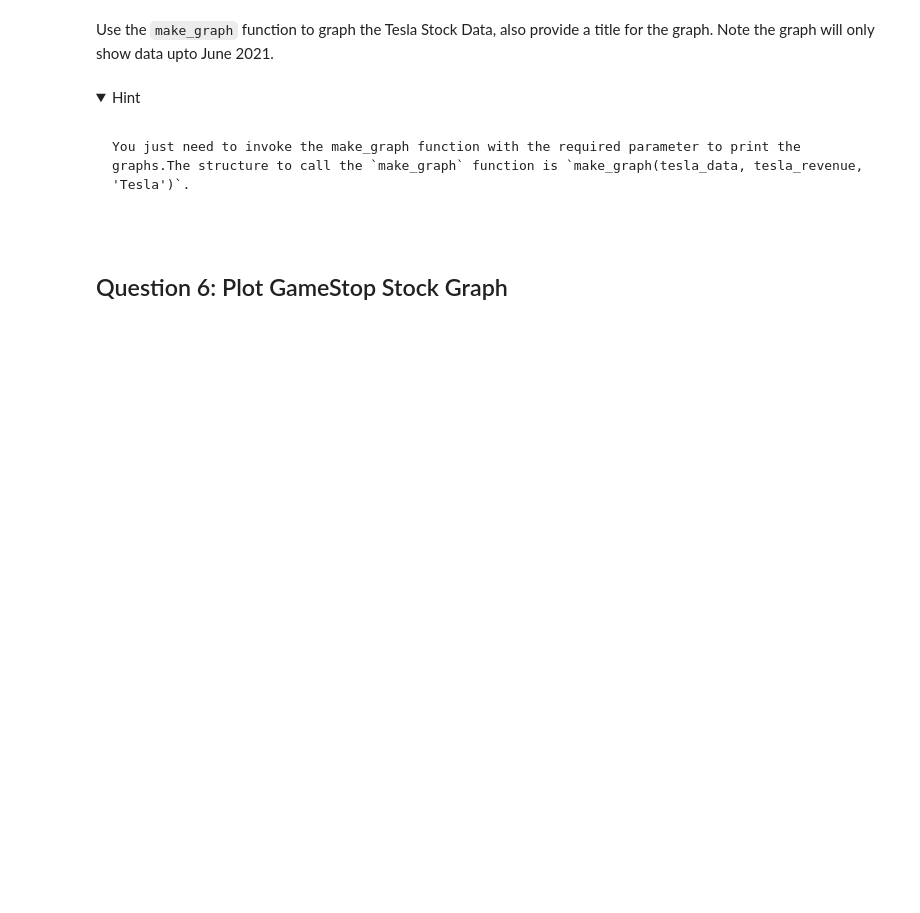
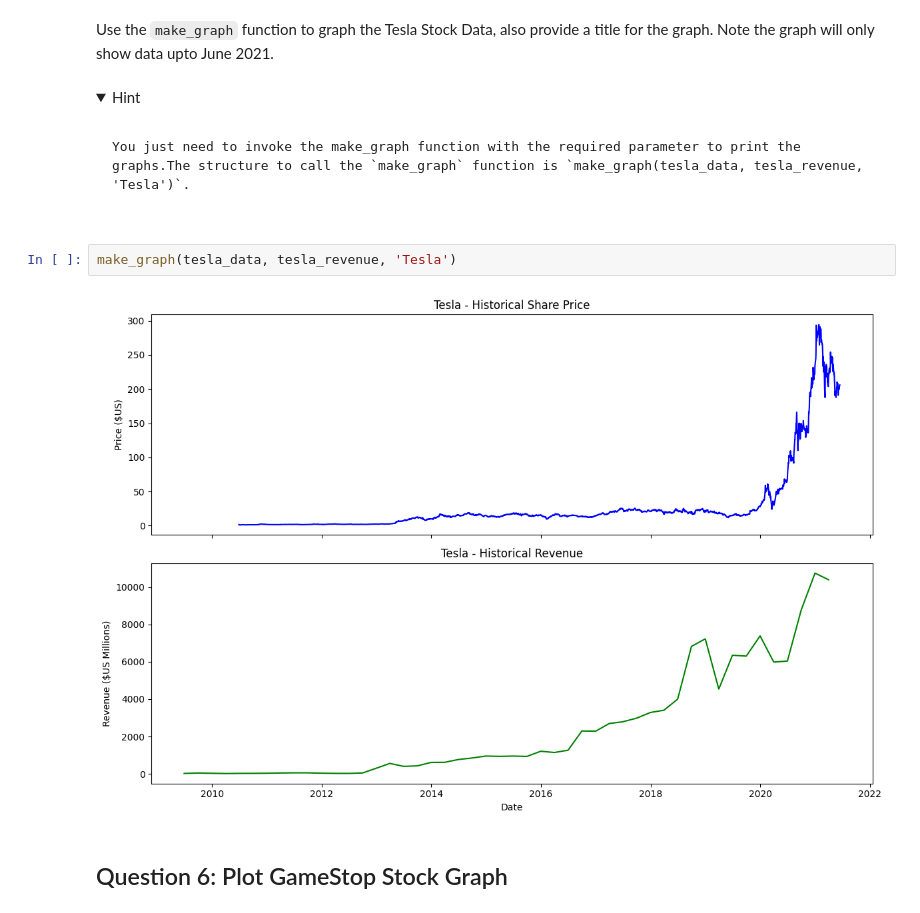
Before and after one commit to from0a0to0z/Python-Project-for-Data-Science-Coursera-My-lab, a Jupyter notebook: Revenue Data and Building a Dashboard.ipynb, the cells around one changed output. Cells and saved outputs as stored; diff of their text form; folded sections open; blank space fills up the shorter version.

````diff
--- a/Revenue Data and Building a Dashboard.ipynb
+++ b/Revenue Data and Building a Dashboard.ipynb
@@ -306,6 +315,10 @@ You just need to invoke the make_graph function with the required parameter to p
 ```
 
 </details>
+# %%
+make_graph(tesla_data, tesla_revenue, 'Tesla')
+# %% [output]
+[figure, added]
 # %% [markdown]
 ## Question 6: Plot GameStop Stock Graph
 # %% [markdown]
````
Also changed, not shown: parts of 2 cells of this notebook.
